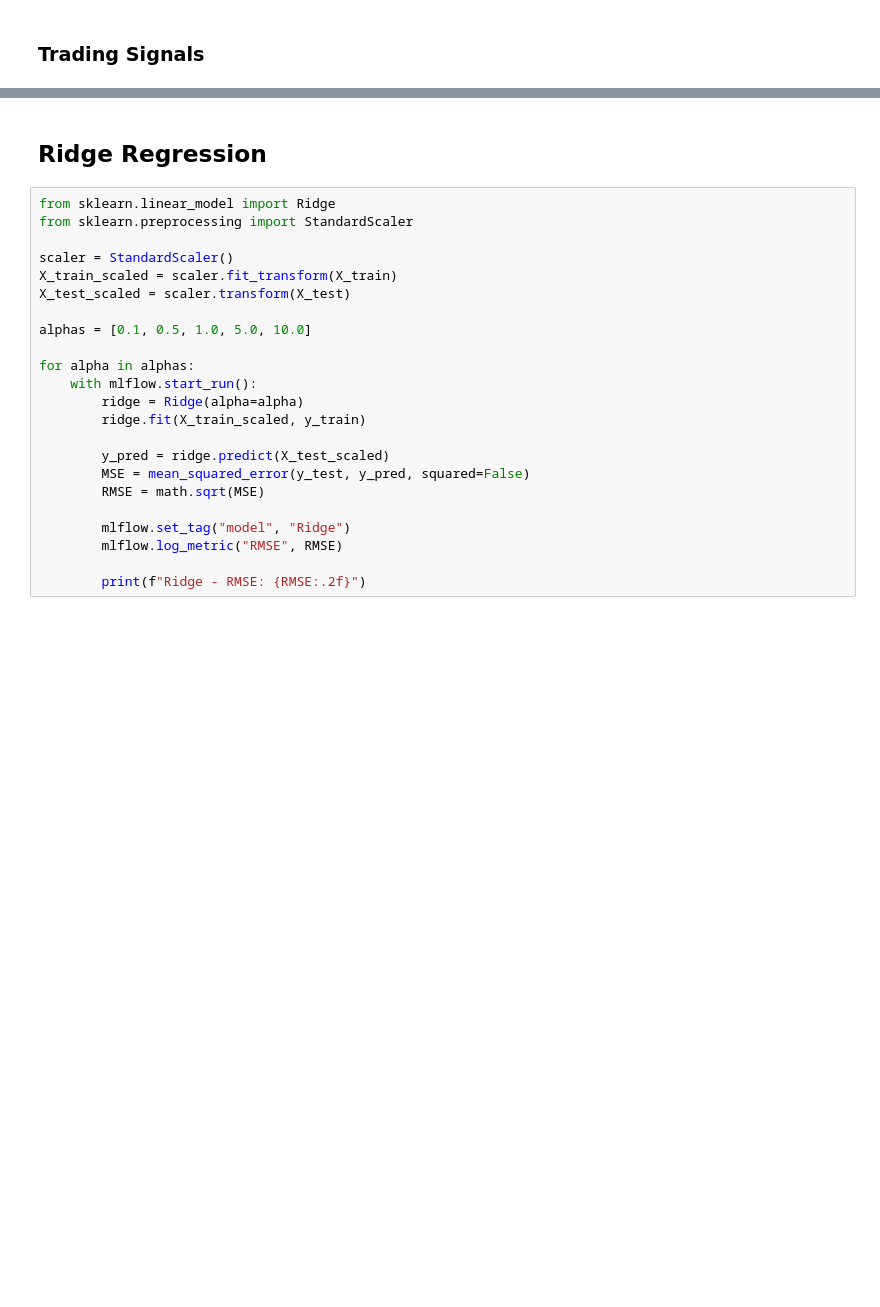
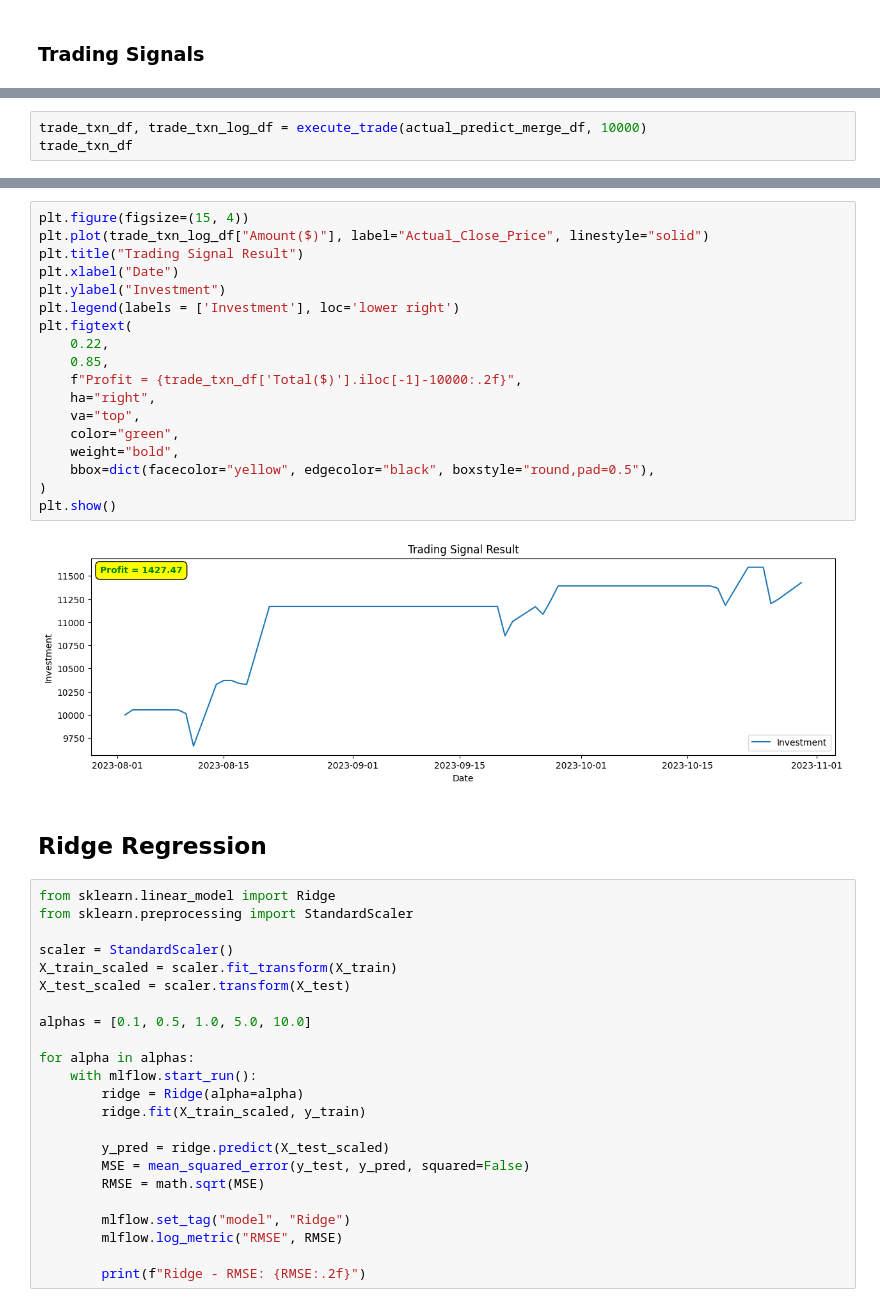
Before and after one commit to piyush-an/INFO7374_Predict_StockPrice, a Jupyter notebook: 4_Model_Training.ipynb, the cells around one changed output, grey strips where cells are left out. Saved outputs shown, nothing was run; the diff lists cells and outputs as text; blank space fills up the shorter version.

Commit message:
trading algo added

```diff
--- a/4_Model_Training.ipynb
+++ b/4_Model_Training.ipynb
@@ -213,0 +317,3 @@ results.head()
+# %%
+trade_txn_df, trade_txn_log_df = execute_trade(actual_predict_merge_df, 10000)
+trade_txn_df
@@ -214,3 +334,23 @@ results.head()
+# %%
+plt.figure(figsize=(15, 4))
+plt.plot(trade_txn_log_df["Amount($)"], label="Actual_Close_Price", linestyle="solid")
+plt.title("Trading Signal Result")
+plt.xlabel("Date")
+plt.ylabel("Investment")
+plt.legend(labels = ['Investment'], loc='lower right')
+plt.figtext(
+    0.22,
+    0.85,
+    f"Profit = {trade_txn_df['Total($)'].iloc[-1]-10000:.2f}",
+    ha="right",
+    va="top",
+    color="green",
+    weight="bold",
+    bbox=dict(facecolor="yellow", edgecolor="black", boxstyle="round,pad=0.5"),
+)
+plt.show()
+# %% [output]
+[figure, added]
 # %% [markdown]
 ## Ridge Regression
 # %%
```
Also changed, not shown: parts of 27 cells of this notebook.
